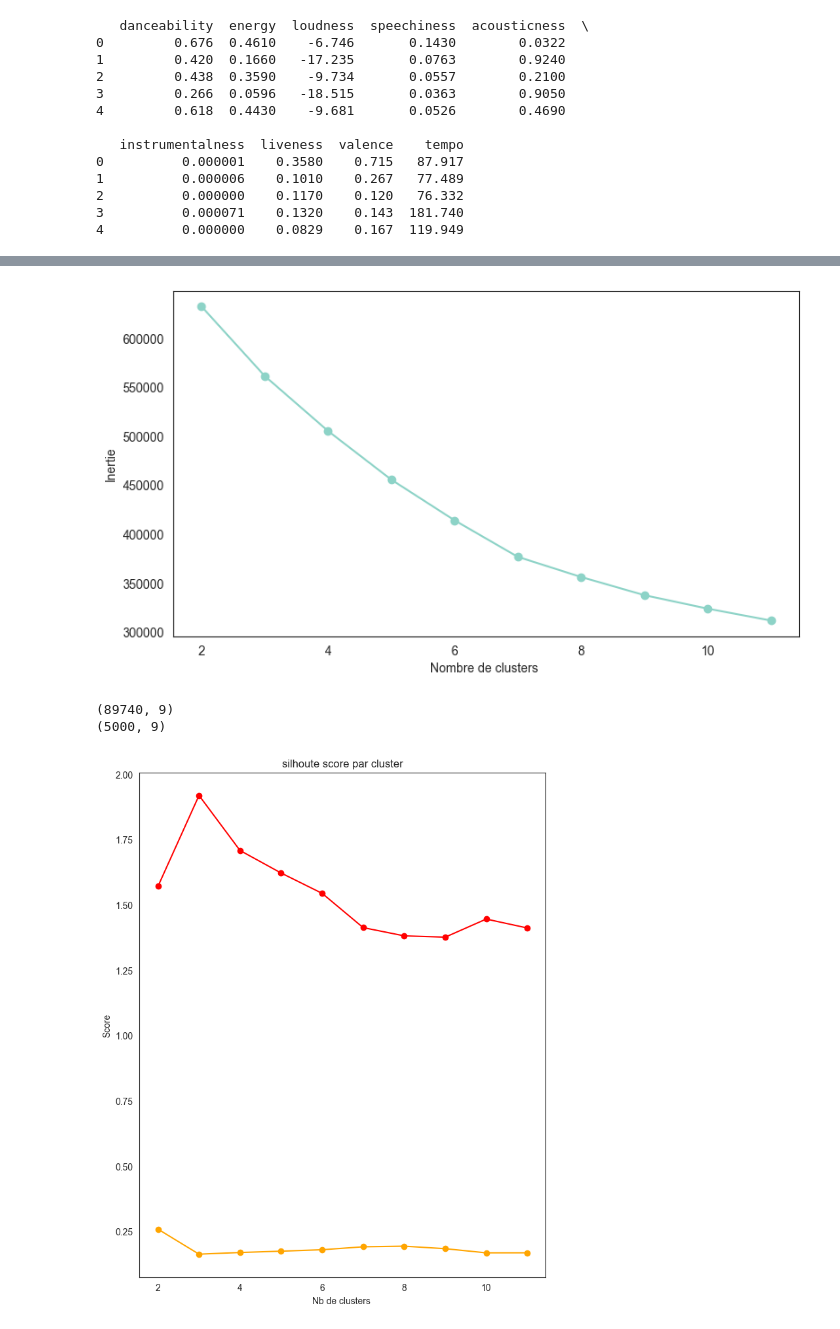
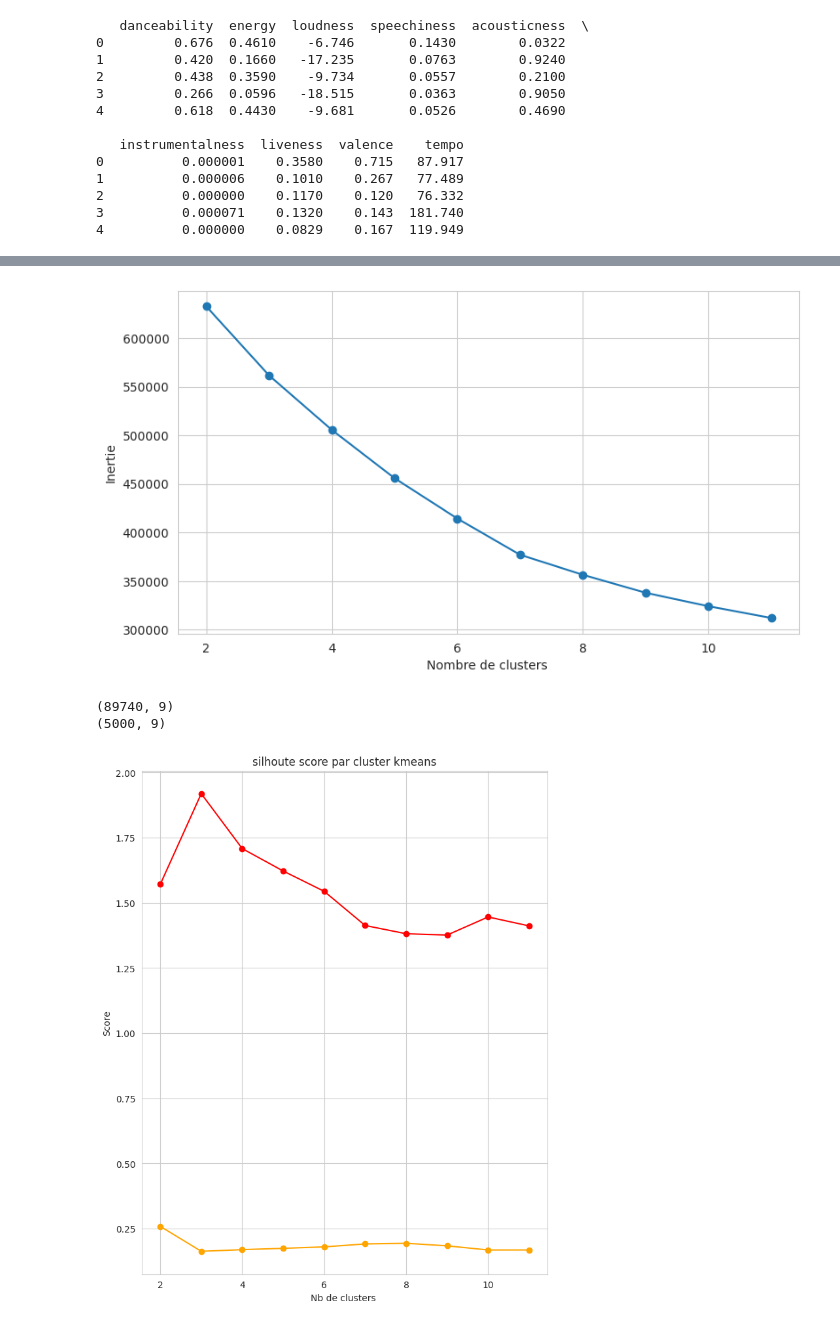
Before and after one commit to mohamed0barhoomi/Final_DATASC_Project, a Jupyter notebook: last_project.ipynb, the cells around one changed output, grey strips where cells are left out. Saved outputs shown, nothing was run; the diff lists cells and outputs as text; code cells hidden in the pictures.

```diff
--- a/last_project.ipynb
+++ b/last_project.ipynb
@@ -123,3 +124,5 @@ sns.reset_orig()
+# %%
+sns.set_style("whitegrid")
 # %%
 
 plt.figure(figsize=(8,5))
@@ -261,7 +264,7 @@ plt.xlabel("Nombre de clusters ")
 plt.ylabel("Inertie")
 plt.show()
 # %% [output]
-[figure, old version]
+[figure, new version]
 # %%
 part_indx = np.random.RandomState(42).choice(len(princ_data), size=5000, replace=False)
 part_data = princ_data[part_indx]
@@ -273,20 +276,20 @@ print(part_data.shape)
 # %%
 sil_scores = []
 DVB=[]
 for k in range(2,12):
     km = KMeans(n_clusters=k, random_state=42, n_init=10)
     pred = km.fit_predict(part_data)
     sil_scores.append(silhouette_score(part_data, pred))
     DVB.append(davies_bouldin_score(part_data, pred))
 plt.figure(figsize=(8,10))
 plt.plot(list(range(2,12)), sil_scores, marker="o", color="orange")
 plt.plot(list(range(2,12)), DVB, marker="o", color="red")
 plt.xlabel("Nb de clusters ")
 plt.ylabel("Score")
-plt.title("silhoute score par cluster")
+plt.title("silhoute score par cluster kmeans")
 plt.show()
 # %% [output]
-[figure, old version]
+[figure, new version]
 # %%
 print("silhoutte de k=8 :",sil_scores[6])
 print("DVB de k=8 : ",DVB[6])
```
Also changed, not shown: parts of 23 cells of this notebook.
